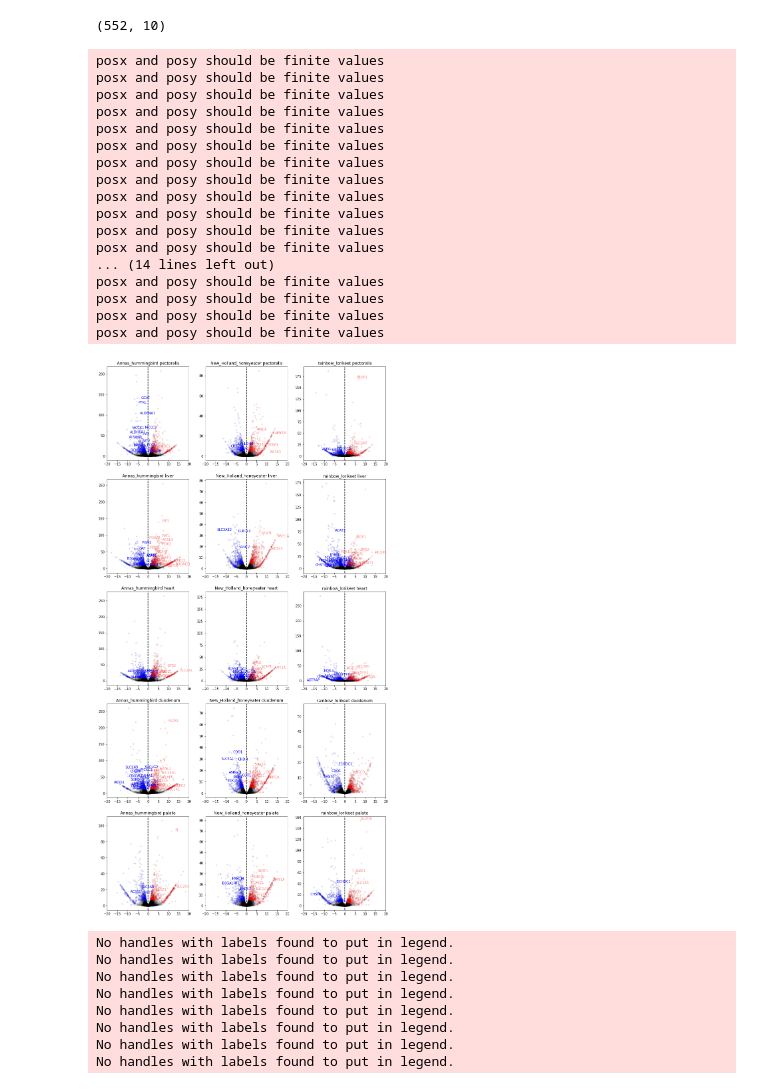
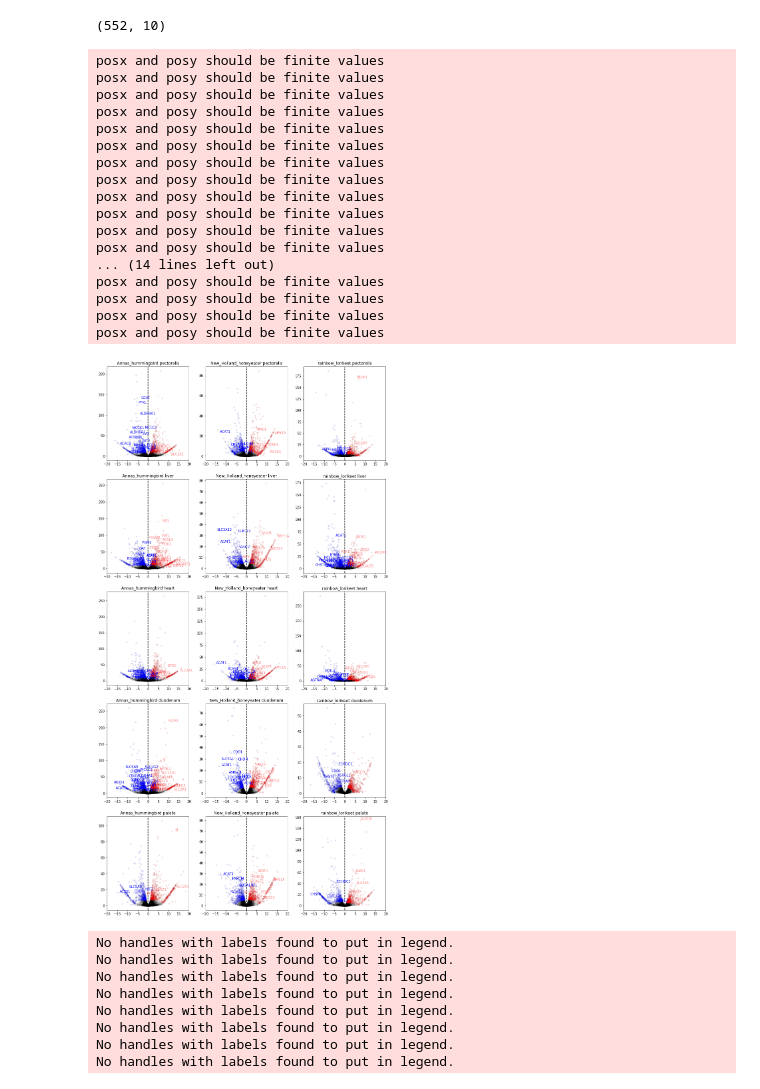
Before and after one commit to osipovarev/Transcriptome_for_NectarGenomics, a Jupyter notebook: DESeq2_analysis_nectar.ipynb, the cells around one changed output. Saved outputs shown, nothing was run; the diff lists cells and outputs as text; code cells hidden in the pictures.

```diff
--- a/DESeq2_analysis_nectar.ipynb
+++ b/DESeq2_analysis_nectar.ipynb
@@ -184,9 +184,9 @@ for i in range(N_tis):
         axi.set_title('{} {}'.format(sp, t))
 
         if sp == 'Annas_hummingbird':
-            dist = 18
+            dist = 15
         else:
-            dist = 12
+            dist = 10
 
         labels = []
         # label cool candidates in down-reg genes
@@ -194,35 +194,35 @@ for i in range(N_tis):
             if (g in genes_essent) and (d < -dist):
                 labels.append(axi.text(x=x, y=y, s=g, color='blue'))
         # label cool candidates in up-reg genes
         for x, y, g, d in zip(up_df_f['log2FoldChange'], up_df_f['log10padj'], up_df_f['gene'], up_df_f['distance']):
             if (g in genes_essent) and (d > dist):
                 labels.append(axi.text(x=x, y=y, s=g, color='red', alpha=0.5))
         adjust_text(labels)
 
 # texts = [plt.text(D.PC1.loc[lib], D.PC2.loc[lib], d_labels[lib][1]) for lib in select_lib]
 # adjust_text(texts)
 
-pdf_name = 'volcano.all_3_species.5_tissues_deseq.labeled.pdf'
+pdf_name = 'volcano.all_3_species.5_tissues_deseq.no_label.pdf'
 # fig.savefig(pdf_name, bbox_inches='tight')
 # %% [output]
 posx and posy should be finite values
 posx and posy should be finite values
 posx and posy should be finite values
 posx and posy should be finite values
 posx and posy should be finite values
 posx and posy should be finite values
 posx and posy should be finite values
 posx and posy should be finite values
 posx and posy should be finite values
 posx and posy should be finite values
 posx and posy should be finite values
 posx and posy should be finite values
 ... (14 lines left out)
 posx and posy should be finite values
 posx and posy should be finite values
 posx and posy should be finite values
 posx and posy should be finite values
-[figure, old version]
+[figure, new version]
 # %%
 ## Do Venns
 species = ['Annas_hummingbird', 'New_Holland_honeyeater', 'rainbow_lorikeet']
```
Also changed, not shown: parts of 4 cells of this notebook.
